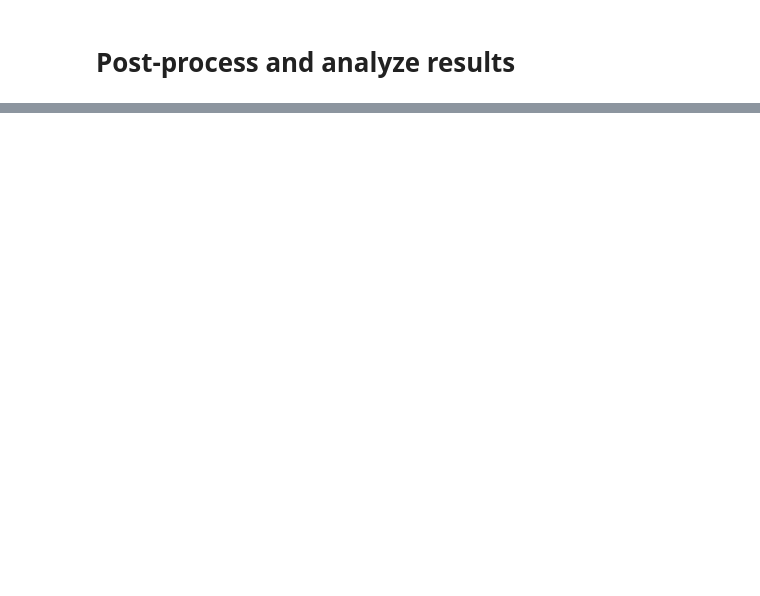
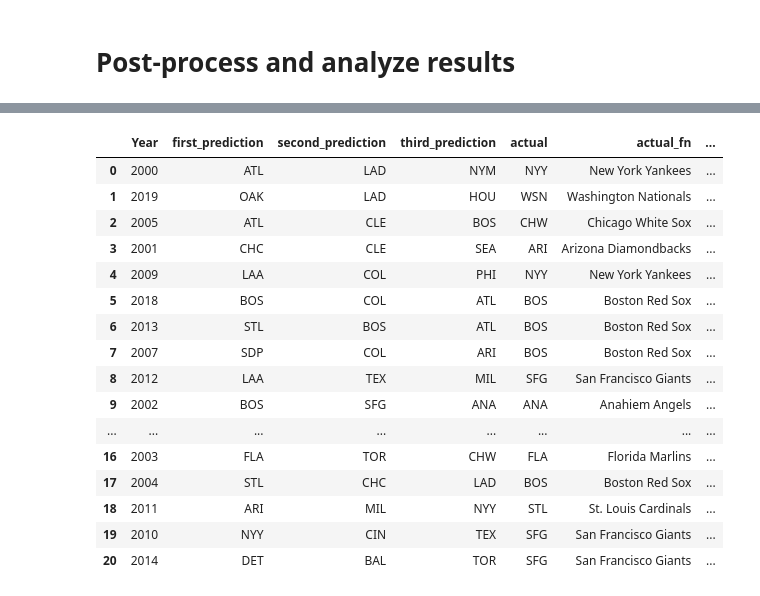
Before and after one commit to rileyfritz/final-project-MLB, a Jupyter notebook: neural_network.ipynb, the cells around one changed output, grey strips where cells are left out. Drawn from its saved outputs; the diff is of its cells as text; code cells hidden in the pictures; blank space fills up the shorter version.

Commit message:
got full names but now table is out of order

```diff
--- a/neural_network.ipynb
+++ b/neural_network.ipynb
@@ -523,2 +539,32 @@ df.head()
+# %%
+df = df.merge(full_names_df, right_on='abbr', left_on='second_prediction')
+# %%
+df.rename(columns={'fn':'second_prediction_fn'},inplace=True)
+df.drop(columns='abbr',inplace=True)
+# %%
+df = df.merge(full_names_df, right_on='abbr', left_on='third_prediction')
+# %%
+df.rename(columns={'fn':'third_prediction_fn'},inplace=True)
+df.drop(columns='abbr',inplace=True)
+# %%
+df
+# %% [output]
+|  | Year | first_prediction | second_prediction | third_prediction | actual | actual_fn | ... |
+| 0 | 2000 | ATL | LAD | NYM | NYY | New York Yankees | ... |
+| 1 | 2019 | OAK | LAD | HOU | WSN | Washington Nationals | ... |
+| 2 | 2005 | ATL | CLE | BOS | CHW | Chicago White Sox | ... |
+| 3 | 2001 | CHC | CLE | SEA | ARI | Arizona Diamondbacks | ... |
+| 4 | 2009 | LAA | COL | PHI | NYY | New York Yankees | ... |
+| 5 | 2018 | BOS | COL | ATL | BOS | Boston Red Sox | ... |
+| 6 | 2013 | STL | BOS | ATL | BOS | Boston Red Sox | ... |
+| 7 | 2007 | SDP | COL | ARI | BOS | Boston Red Sox | ... |
+| 8 | 2012 | LAA | TEX | MIL | SFG | San Francisco Giants | ... |
+| 9 | 2002 | BOS | SFG | ANA | ANA | Anahiem Angels | ... |
+| ... | ... | ... | ... | ... | ... | ... | ... |
+| 16 | 2003 | FLA | TOR | CHW | FLA | Florida Marlins | ... |
+| 17 | 2004 | STL | CHC | LAD | BOS | Boston Red Sox | ... |
+| 18 | 2011 | ARI | MIL | NYY | STL | St. Louis Cardinals | ... |
+| 19 | 2010 | NYY | CIN | TEX | SFG | San Francisco Giants | ... |
+| 20 | 2014 | DET | BAL | TOR | SFG | San Francisco Giants | ... |
 # %%
 df.to_json('nn_predictions.json')
```
Also changed, not shown: parts of 13 cells of this notebook, 2 other files.
